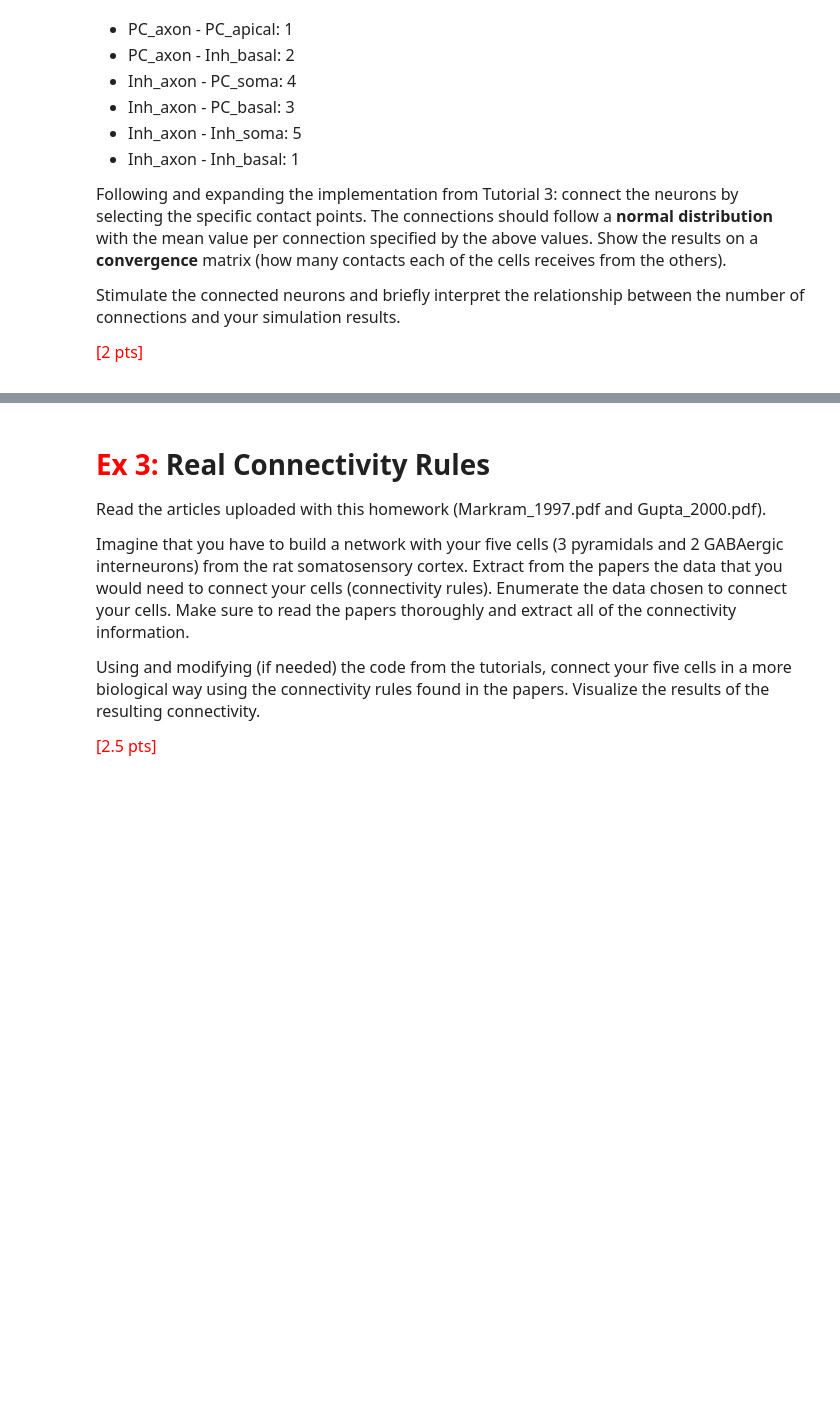
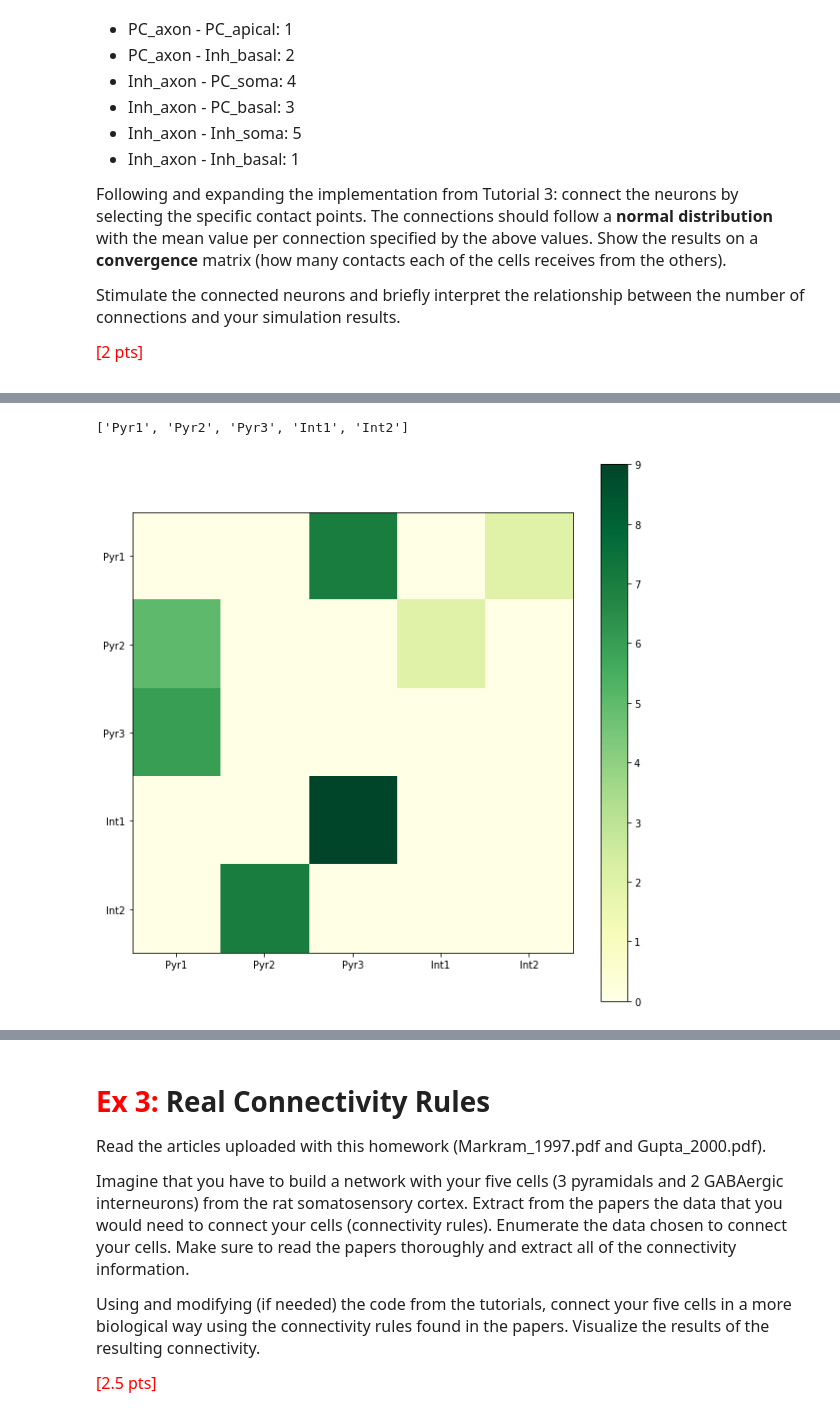
Before and after one commit to GBNTN/In_Silico_Homeworks, a Jupyter notebook: Week7_HomeWork_Martim.ipynb, the cells around one changed output, grey strips where cells are left out. Drawn from its saved outputs; the diff is of its cells as text; code cells hidden in the pictures; blank space fills up the shorter version.

```diff
--- a/Week7_HomeWork_Martim.ipynb
+++ b/Week7_HomeWork_Martim.ipynb
@@ -19,0 +146,20 @@ __IMPORTANT:__<font size = "3"> Exercises in <font color='red'>red</font> are ma
+# %%
+def random_weights(n):
+    rng = np.random.default_rng(3)
+    weights = rng.random((n,n))
+    np.fill_diagonal(weights, 0.0)
+    return weights
+
+weight_matrix = random_weights(5)
+
+netcons = [] # save the netcons in case we want to modify them later
+
+all_neurons = Pyr_+Int_
+
+
+for i, j in permutations(range(len(Pyr_+Int_), 2)):
+    source = all_neurons[i]
+    target = all_neurons[j]
+    print(source.name, target.name)
+    nc = connect(source, target, weight_matrix[i,j])
+    netcons.append(nc)
@@ -52,0 +410,24 @@ Stimulate the connected neurons and briefly interpret the relationship between t
+# %%
+contacts_matrix = np.zeros((5,5))
+cellnames = [x.name for x in Pyr_ + Int_]
+print(cellnames)
+
+# iterate over netcons and count
+for nc in netcons:
+    pre = nc.precell().name
+    pos = nc.postcell().name
+    ipre = cellnames.index(pre)
+    ipos = cellnames.index(pos)
+    contacts_matrix[ipre,ipos] += 1
+
+fig = plt.figure(figsize=(10,10))
+ax = fig.add_subplot(111)
+plt.imshow(contacts_matrix, cmap="YlGn")
+ax.set_xticklabels([''] + cellnames)
+ax.set_yticklabels([''] + cellnames)
+plt.colorbar()
+
+plt.show()
+# %% [output]
+['Pyr1', 'Pyr2', 'Pyr3', 'Int1', 'Int2']
+[figure, added]
```
Also changed, not shown: parts of 15 cells of this notebook.
